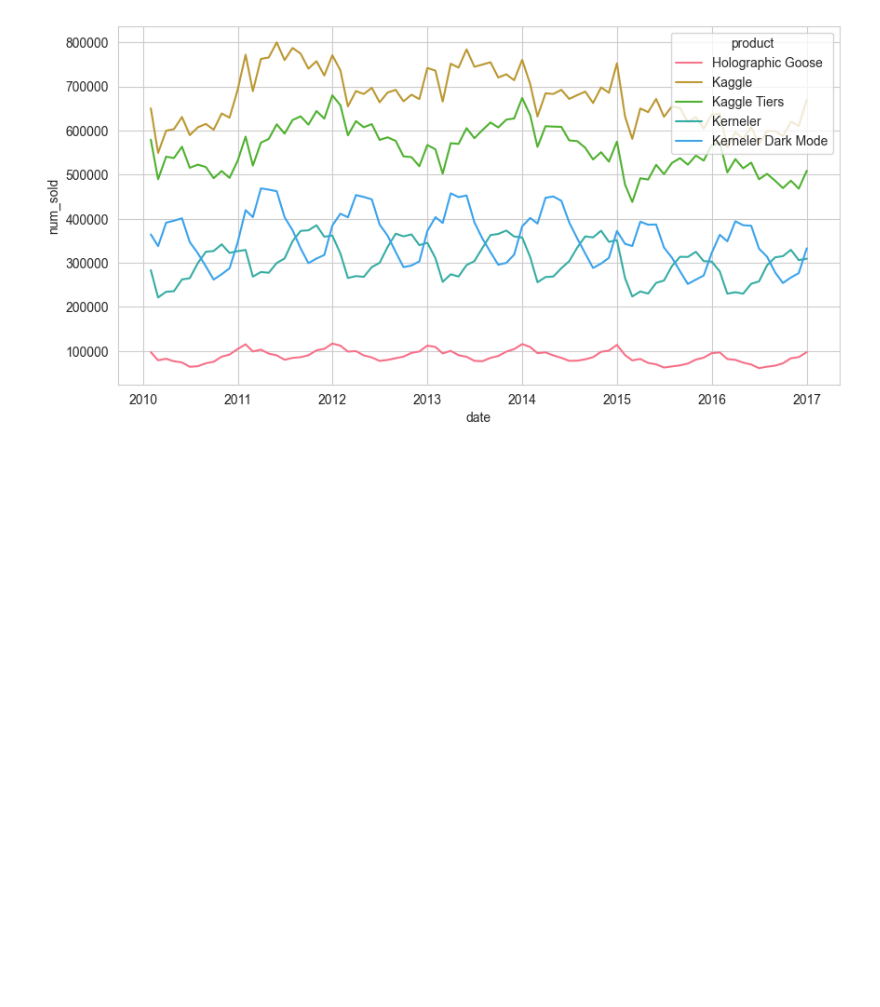
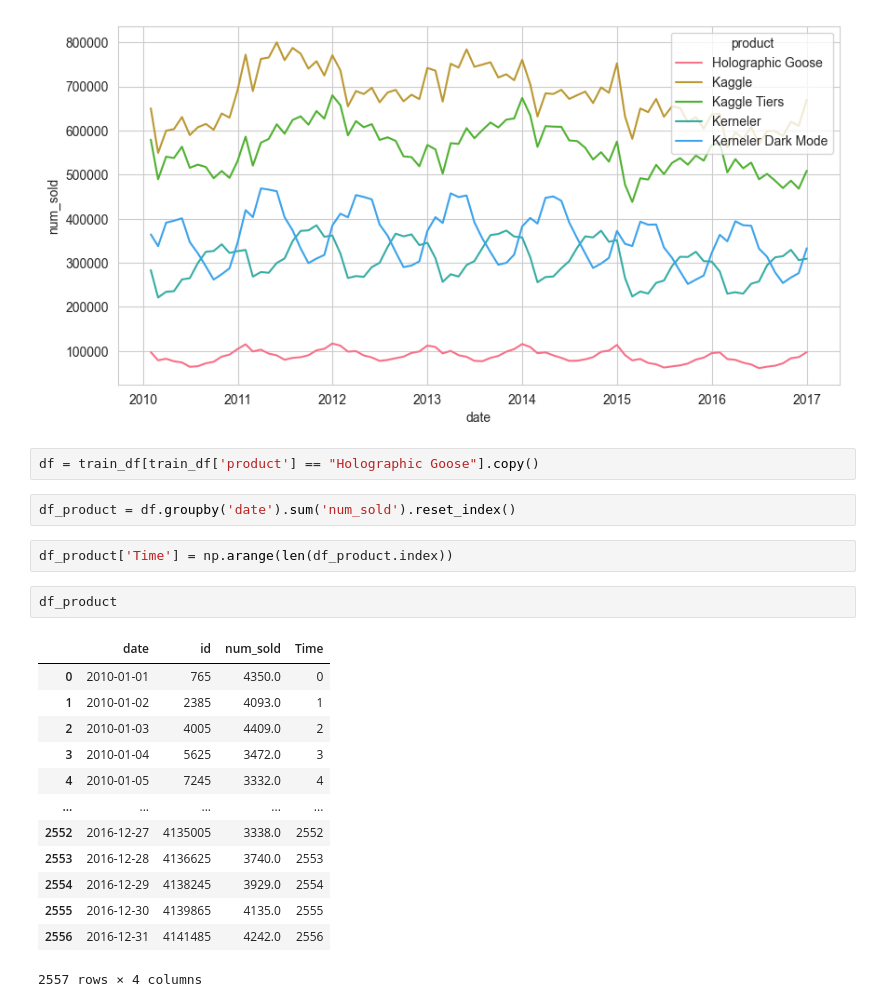
Before and after one commit to fstijnman/kaggle, a Jupyter notebook: playground_s05e01_forecasting_sticker_sales/notebooks/exploratory_analysis.ipynb, the cells around one changed output. Saved outputs shown, nothing was run; the diff lists cells and outputs as text; blank space fills up the shorter version.

```diff
--- a/playground_s05e01_forecasting_sticker_sales/notebooks/exploratory_analysis.ipynb
+++ b/playground_s05e01_forecasting_sticker_sales/notebooks/exploratory_analysis.ipynb
@@ -128,3 +129,25 @@ sns.lineplot(x='date', y='num_sold', data=train_m_df, hue='product', errorbar=No
 plt.show()
 # %% [output]
 [figure]
+# %%
+df = train_df[train_df['product'] == "Holographic Goose"].copy()
+# %%
+df_product = df.groupby('date').sum('num_sold').reset_index()
+# %%
+df_product['Time'] = np.arange(len(df_product.index))
+# %%
+df_product
+# %% [output]
+|  | date | id | num_sold | Time |
+| 0 | 2010-01-01 | 765 | 4350.0 | 0 |
+| 1 | 2010-01-02 | 2385 | 4093.0 | 1 |
+| 2 | 2010-01-03 | 4005 | 4409.0 | 2 |
+| 3 | 2010-01-04 | 5625 | 3472.0 | 3 |
+| 4 | 2010-01-05 | 7245 | 3332.0 | 4 |
+| ... | ... | ... | ... | ... |
+| 2552 | 2016-12-27 | 4135005 | 3338.0 | 2552 |
+| 2553 | 2016-12-28 | 4136625 | 3740.0 | 2553 |
+| 2554 | 2016-12-29 | 4138245 | 3929.0 | 2554 |
+| 2555 | 2016-12-30 | 4139865 | 4135.0 | 2555 |
+| 2556 | 2016-12-31 | 4141485 | 4242.0 | 2556 |
+2557 rows × 4 columns
```
Also changed, not shown: parts of 3 cells of this notebook.
